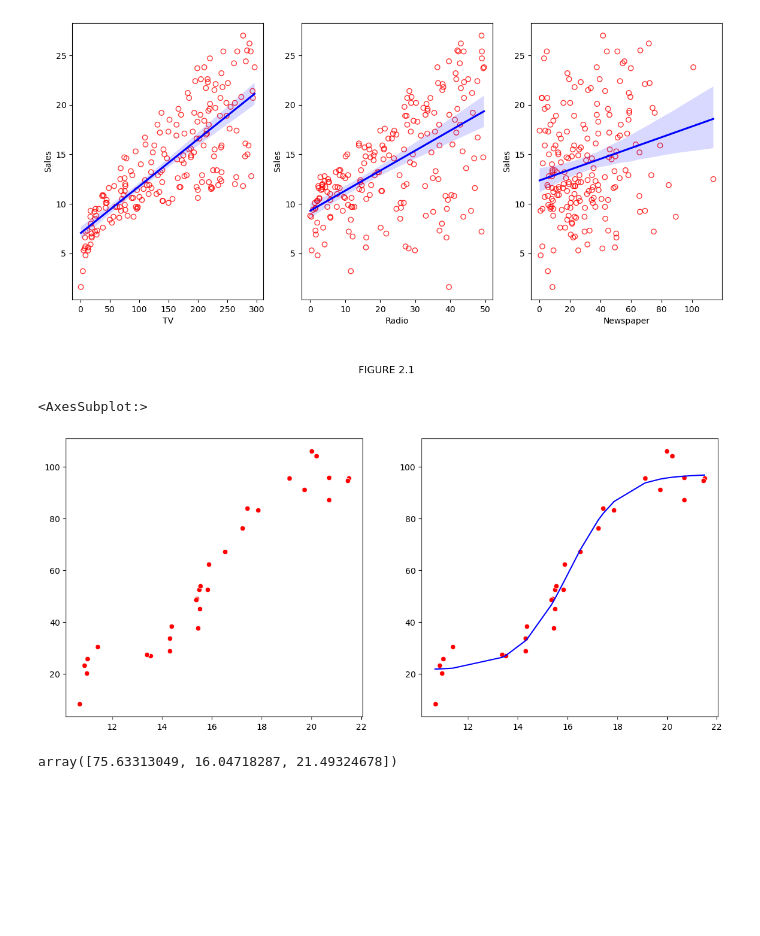
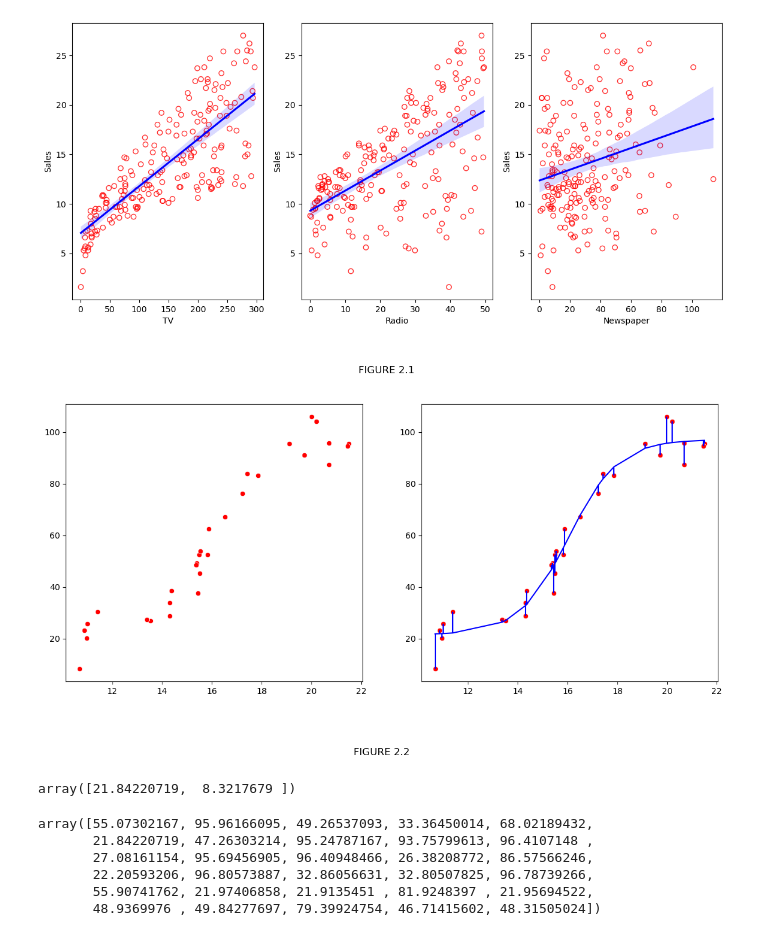
Before and after one commit to jayant91089/islr-python, a Jupyter notebook: Notebooks2/Chapter2.ipynb, the cells around one changed output. Saved outputs shown, nothing was run; the diff lists cells and outputs as text; code cells hidden in the pictures; blank space fills up the shorter version.

```diff
--- a/Notebooks2/Chapter2.ipynb
+++ b/Notebooks2/Chapter2.ipynb
@@ -43,17 +43,13 @@ def func(x,a,b,c):
 # %%
 fig,axes = plt.subplots(nrows=1,ncols=2,figsize=(14,6))
 axes = axes.flatten()
 sb.scatterplot(x=yoe,y=income,ax=axes[0],facecolors="r")
-popt,pcov = curve_fit(func,yoe,income,p0=[50,10,12])
+popt,pcov = curve_fit(func,yoe,income,p0=[50,10,1])
 func_opt=partial(func,a=popt[0],b=popt[1],c=popt[2])
 sb.scatterplot(x=yoe,y=income,ax=axes[1],facecolors="r")
 sb.lineplot(x=yoe,y=func_opt(yoe),ax=axes[1],color="b")
-for i in range(len(yoe))
-# sb.regplot(x=yoe,y=income,order=3,ax=axes[1],ci=None,scatter_kws={"facecolors":"r","ec":"r"},line_kws={"color":"b"})
+ye = np.concatenate((func_opt(yoe).reshape(-1,1),income.reshape(-1,1)),axis=1)
+_ = axes[1].vlines(yoe,np.min(ye,axis =1),np.max(ye, axis =1),color="b")
+_ = fig.supxlabel("FIGURE 2.2",y=-0.1)
 # %% [output]
-<AxesSubplot:>
-[figure, old version]
+[figure, new version]
-# %%
-popt
-# %% [output]
-array([75.63313049, 16.04718287, 21.49324678])
@@ -61,0 +56,13 @@ sb.scatterplot()
+# %%
+np.min(ye,axis =0)
+# %% [output]
+array([21.84220719,  8.3217679 ])
+# %%
+func_opt(yoe).T
+# %% [output]
+array([55.07302167, 95.96166095, 49.26537093, 33.36450014, 68.02189432,
+       21.84220719, 47.26303214, 95.24787167, 93.75799613, 96.4107148 ,
+       27.08161154, 95.69456905, 96.40948466, 26.38208772, 86.57566246,
+       22.20593206, 96.80573887, 32.86056631, 32.80507825, 96.78739266,
+       55.90741762, 21.97406858, 21.9135451 , 81.9248397 , 21.95694522,
+       48.9369976 , 49.84277697, 79.39924754, 46.71415602, 48.31505024])
```
Also changed, not shown: parts of 1 cell of this notebook.
